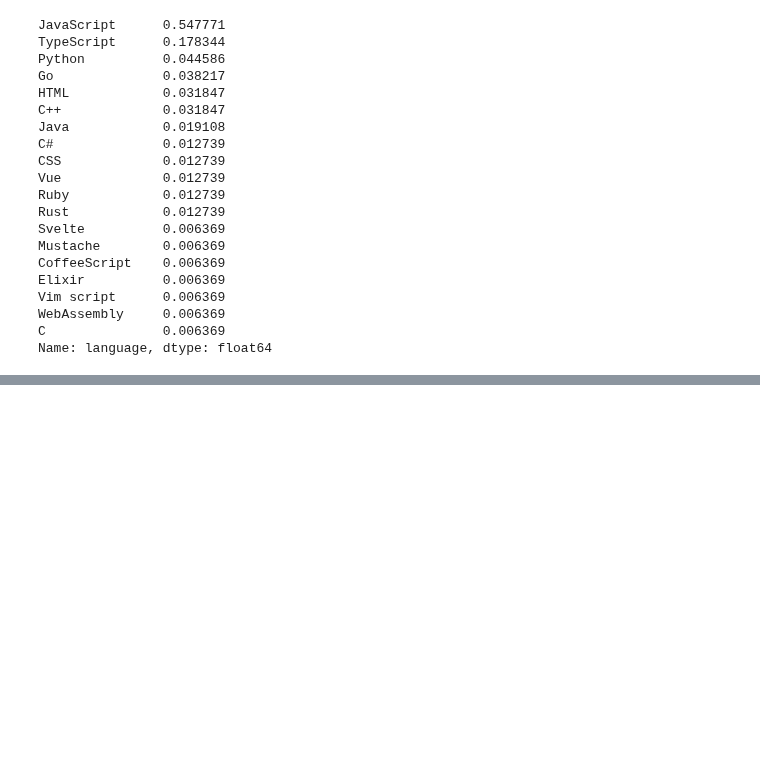
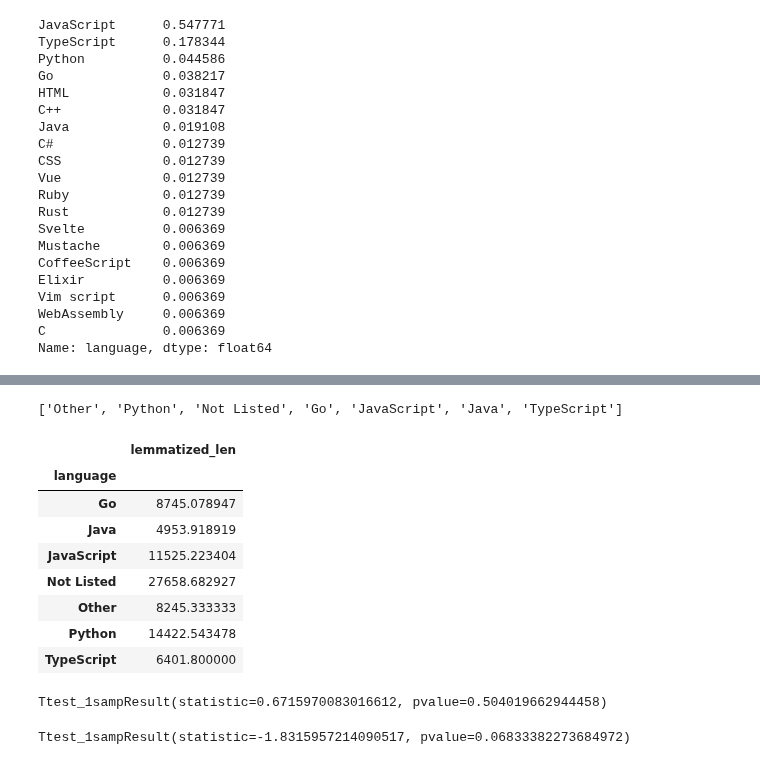
Before and after one commit to L-G-B-Team/nlp-project, a Jupyter notebook: mark_workbook.ipynb, the cells around one changed output, grey strips where cells are left out. Saved outputs shown, nothing was run; the diff lists cells and outputs as text; code cells hidden in the pictures; blank space fills up the shorter version.

```diff
--- a/mark_workbook.ipynb
+++ b/mark_workbook.ipynb
@@ -217,0 +247,2 @@ Name: language, dtype: float64
+# %%
+train, validate, test = p.split_data(df, 'language')
@@ -217,0 +267,16 @@ Name: language, dtype: float64
+# %%
+languages
+# %% [output]
+['Other', 'Python', 'Not Listed', 'Go', 'JavaScript', 'Java', 'TypeScript']
+# %%
+pd.DataFrame(train.groupby('language').lemmatized_len.mean())
+# %% [output]
+|  | lemmatized_len |
+| language |  |
+| Go | 8745.078947 |
+| Java | 4953.918919 |
+| JavaScript | 11525.223404 |
+| Not Listed | 27658.682927 |
+| Other | 8245.333333 |
+| Python | 14422.543478 |
+| TypeScript | 6401.800000 |
@@ -217,0 +285,4 @@ Name: language, dtype: float64
+# %%
+stats.ttest_1samp(python, df.lemmatized_len.mean())
+# %% [output]
+Ttest_1sampResult(statistic=0.6715970083016612, pvalue=0.504019662944458)
@@ -217,0 +291,4 @@ Name: language, dtype: float64
+# %%
+stats.ttest_1samp(other, df.lemmatized_len.mean())
+# %% [output]
+Ttest_1sampResult(statistic=-1.8315957214090517, pvalue=0.06833382273684972)
```
Also changed, not shown: parts of 17 cells of this notebook.
